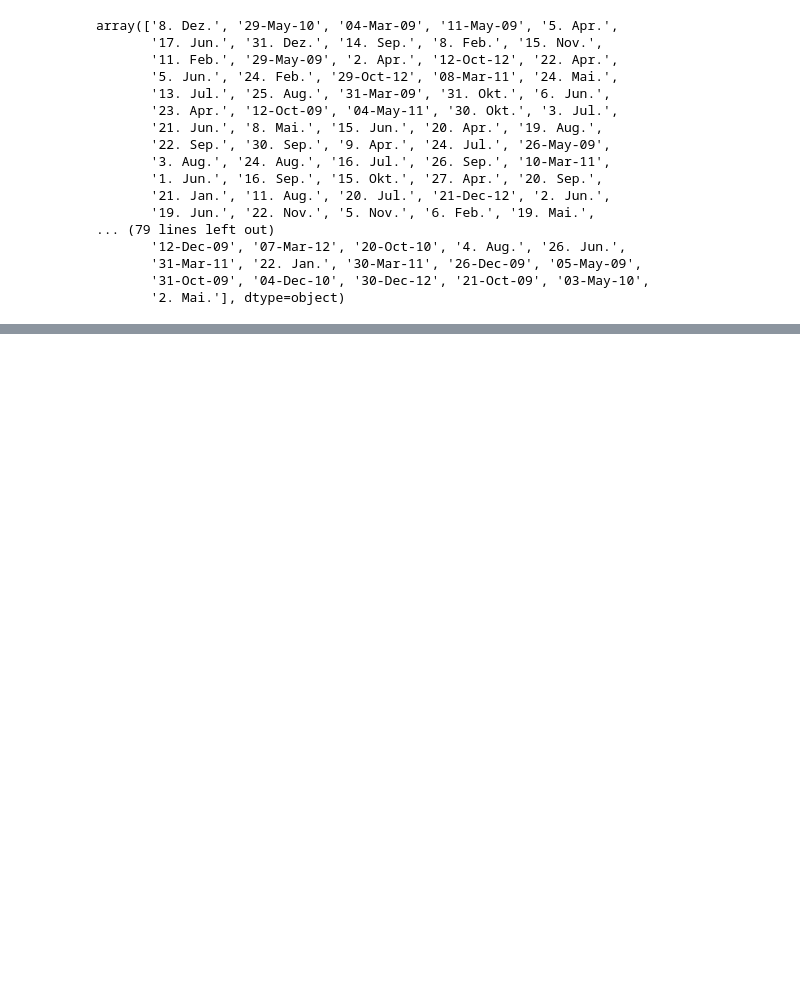
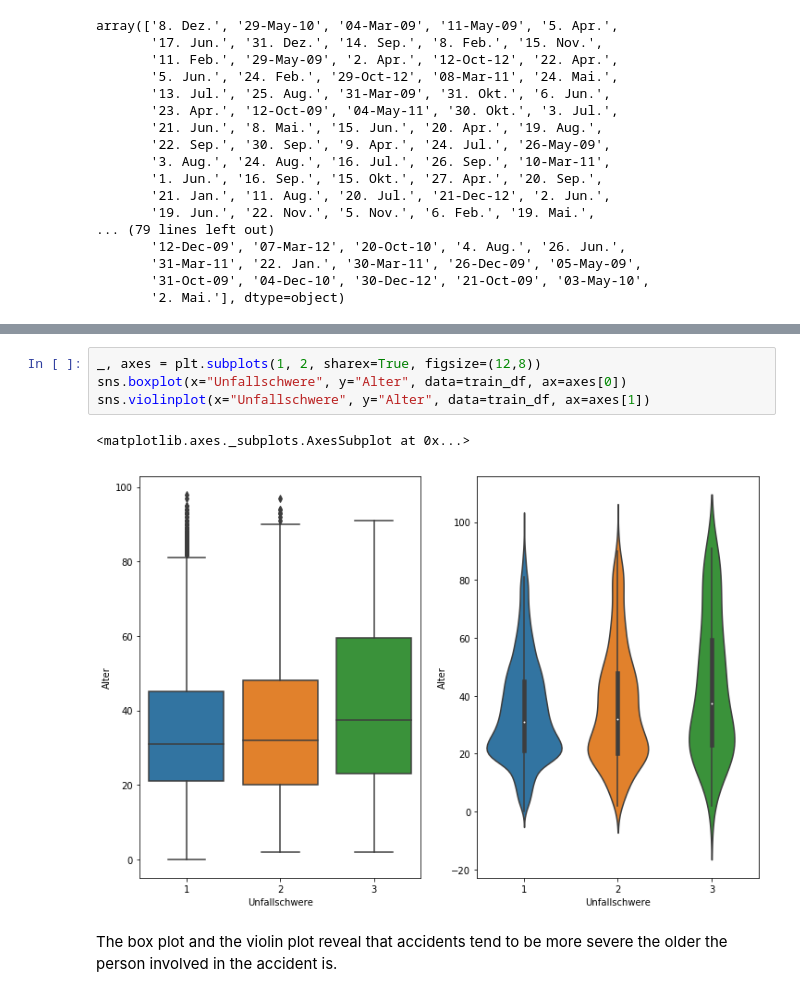
Before and after one commit to cklat/code_competition, a Jupyter notebook: code/EDA.ipynb, the cells around one changed output, grey strips where cells are left out. Saved outputs shown, nothing was run; the diff lists cells and outputs as text; blank space fills up the shorter version.

```diff
--- a/code/EDA.ipynb
+++ b/code/EDA.ipynb
@@ -183,0 +249,9 @@ Moreover, we have an inconistency in documentation of the year in which the acci
+# %%
+_, axes = plt.subplots(1, 2, sharex=True, figsize=(12,8))
+sns.boxplot(x="Unfallschwere", y="Alter", data=train_df, ax=axes[0])
+sns.violinplot(x="Unfallschwere", y="Alter", data=train_df, ax=axes[1])
+# %% [output]
+<matplotlib.axes._subplots.AxesSubplot at 0x...>
+[figure, added]
+# %% [markdown]
+The box plot and the violin plot reveal that accidents tend to be more severe the older the person involved in the accident is.
```
Also changed, not shown: parts of 12 cells of this notebook.
